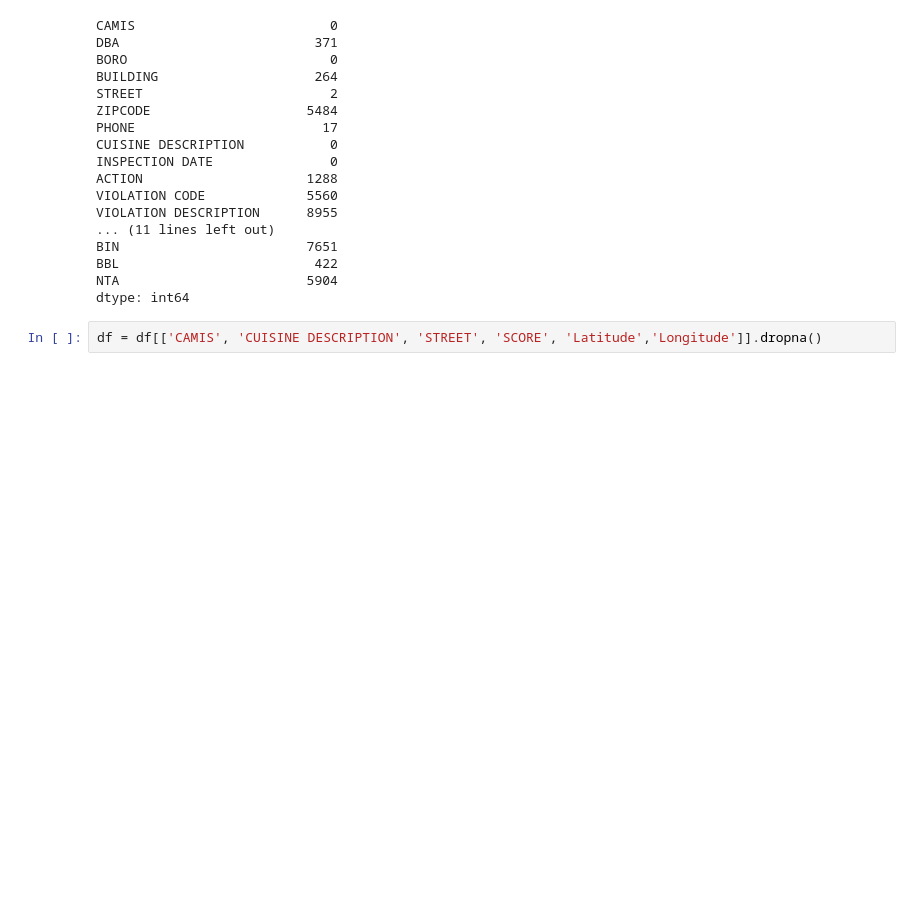
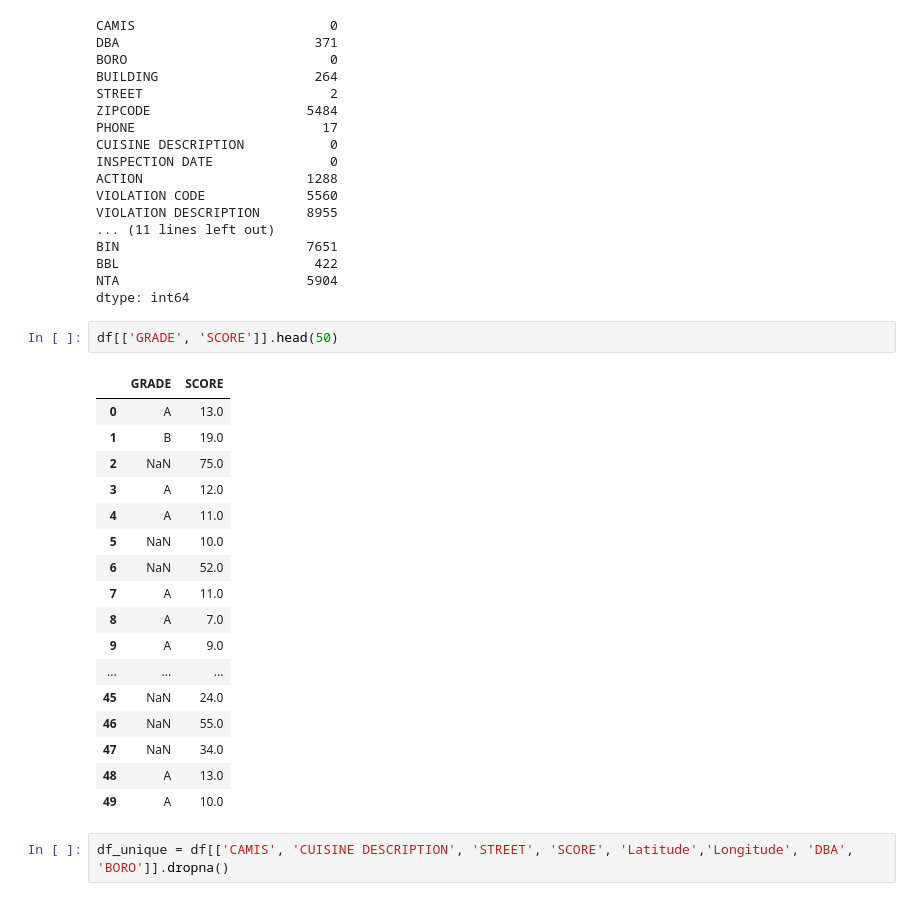
Before and after one commit to Strandgaard96/vehicle_collision_webpage, a Jupyter notebook: Magnus_finalproject.ipynb, the cells around one changed output. Cells and saved outputs as stored; diff of their text form; blank space fills up the shorter version.

```diff
--- a/Magnus_finalproject.ipynb
+++ b/Magnus_finalproject.ipynb
@@ -132,5 +111,25 @@ BIN                        7651
 BBL                         422
 NTA                        5904
 dtype: int64
+# %%
+df[['GRADE', 'SCORE']].head(50)
+# %% [output]
+|  | GRADE | SCORE |
+| 0 | A | 13.0 |
+| 1 | B | 19.0 |
+| 2 | NaN | 75.0 |
+| 3 | A | 12.0 |
+| 4 | A | 11.0 |
+| 5 | NaN | 10.0 |
+| 6 | NaN | 52.0 |
+| 7 | A | 11.0 |
+| 8 | A | 7.0 |
+| 9 | A | 9.0 |
+| ... | ... | ... |
+| 45 | NaN | 24.0 |
+| 46 | NaN | 55.0 |
+| 47 | NaN | 34.0 |
+| 48 | A | 13.0 |
+| 49 | A | 10.0 |
 # %%
-df = df[['CAMIS', 'CUISINE DESCRIPTION', 'STREET', 'SCORE', 'Latitude','Longitude']].dropna()
+df_unique = df[['CAMIS', 'CUISINE DESCRIPTION', 'STREET', 'SCORE', 'Latitude','Longitude', 'DBA', 'BORO']].dropna()
```
Also changed, not shown: parts of 11 cells of this notebook, 1 other file.
